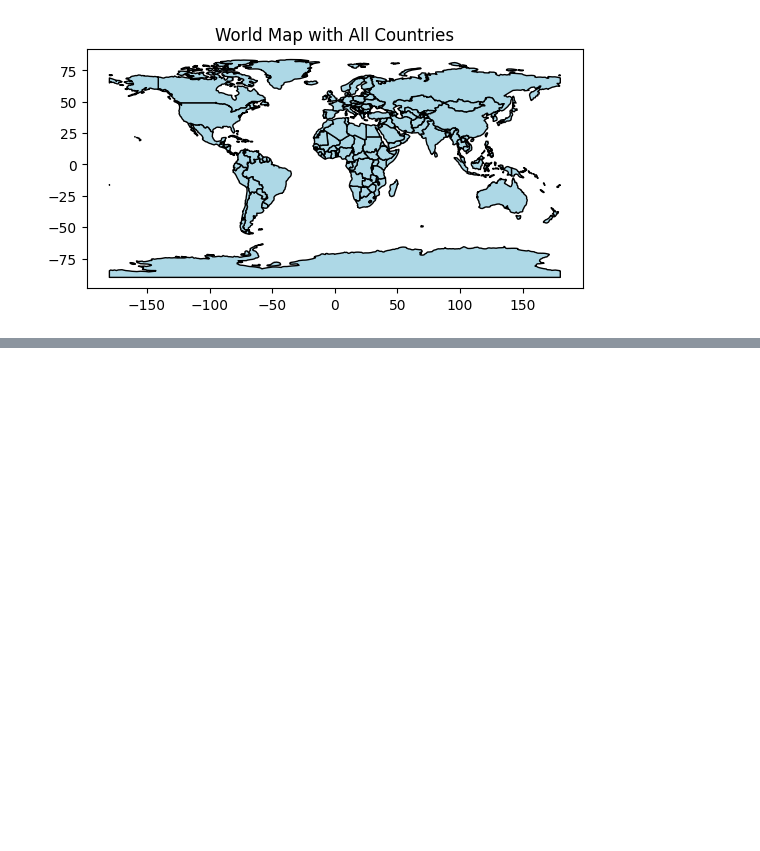
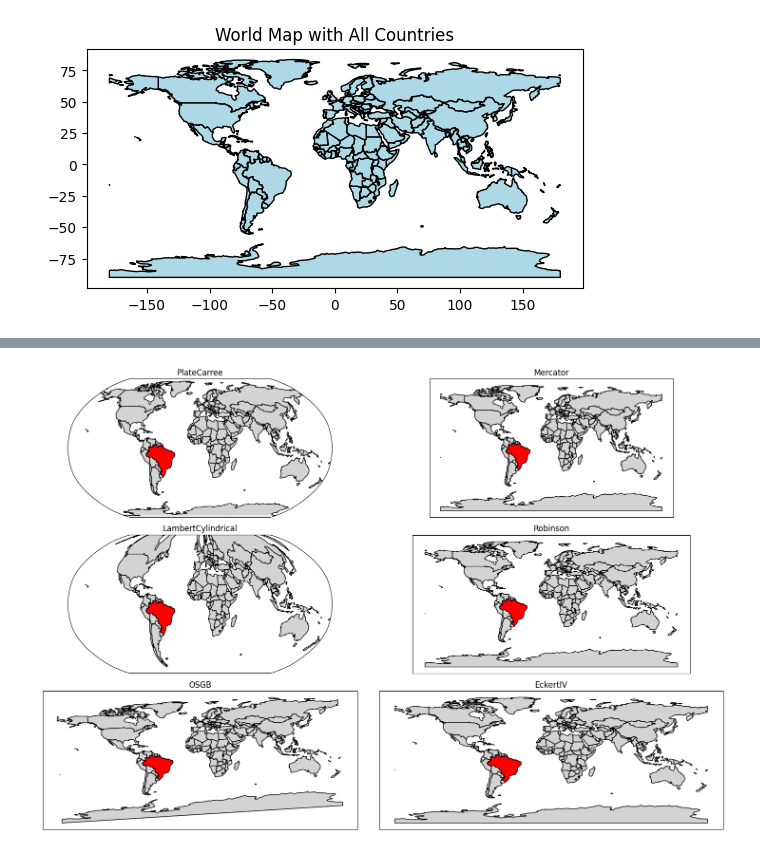
Before and after one commit to lyepustin/bookNLP, a Jupyter notebook: tests.ipynb, the cells around one changed output, grey strips where cells are left out. Saved outputs shown, nothing was run; the diff lists cells and outputs as text; code cells hidden in the pictures; blank space fills up the shorter version.

Commit message:
visual difference between projections in geopandas

```diff
--- a/tests.ipynb
+++ b/tests.ipynb
@@ -223,0 +198,35 @@ Datum: North American Datum 1983
+# %%
+import geopandas as gpd
+import matplotlib.pyplot as plt
+import cartopy.crs as ccrs
+
+# Load the Natural Earth countries dataset
+world = gpd.read_file(gpd.datasets.get_path('naturalearth_lowres'))
+brazil = world[world['name'] == 'Brazil']
+
+# List of projections to test
+projections = [
+    ccrs.PlateCarree(), ccrs.Mercator(), ccrs.LambertCylindrical(),
+    ccrs.Robinson(), ccrs.OSGB(), ccrs.EckertIV()
+]
+
+projections_by_row = 2
+projections_by_column = -(-len(projections) // projections_by_row)
+
+fig, axs = plt.subplots(projections_by_column, projections_by_row, figsize=(15, 10), subplot_kw={'projection': ccrs.Robinson()})
+axs = axs.flatten()
+
+for i, projection in enumerate(projections):
+    row = i // projections_by_row
+    col = i % projections_by_row
+    axs[i].set_title(f'{projection.__class__.__name__}')
+    world.plot(ax=axs[i], color='lightgrey', edgecolor='black', transform=projection)
+    brazil.plot(ax=axs[i], color='red', edgecolor='black', transform=projection)
+
+# Adjust layout
+plt.tight_layout()
+
+# Display the plots
+plt.show()
+# %% [output]
+[figure, added]
```
Also changed, not shown: parts of 3 cells of this notebook.
